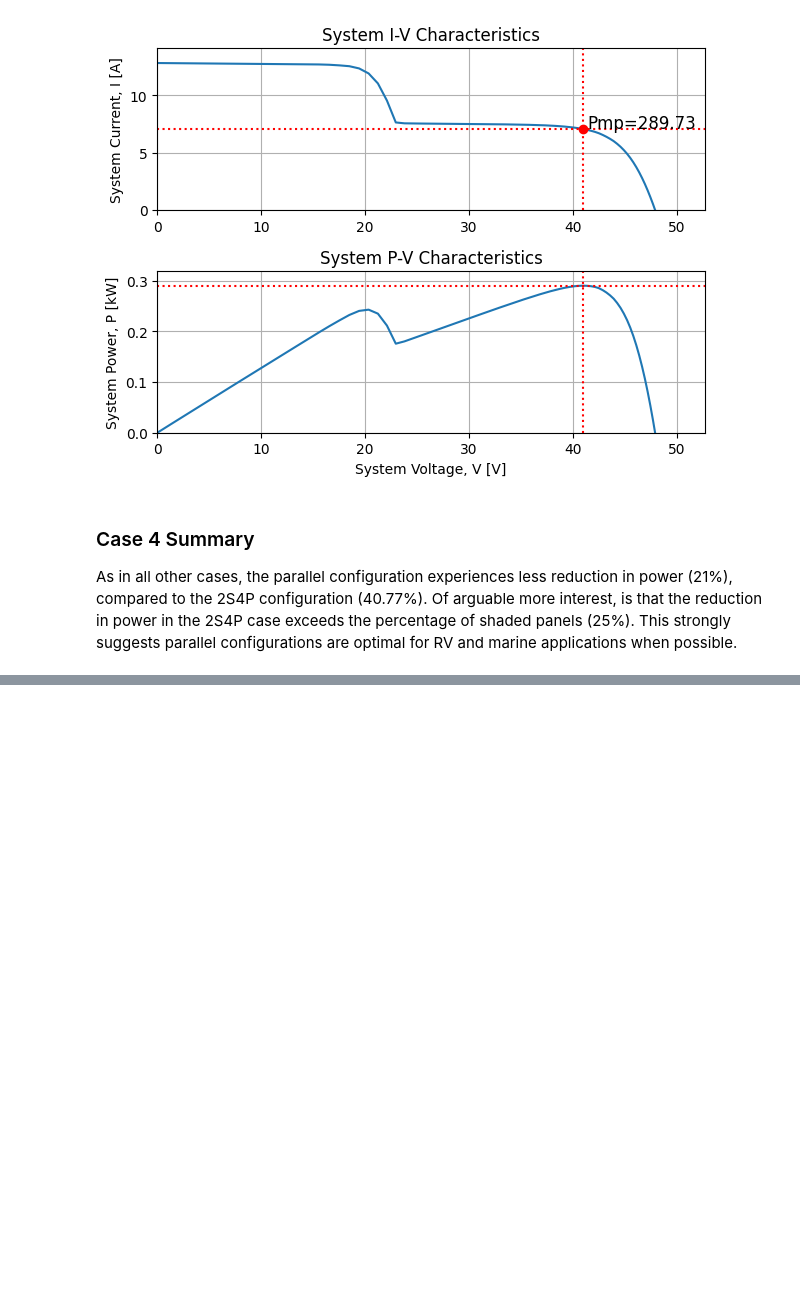
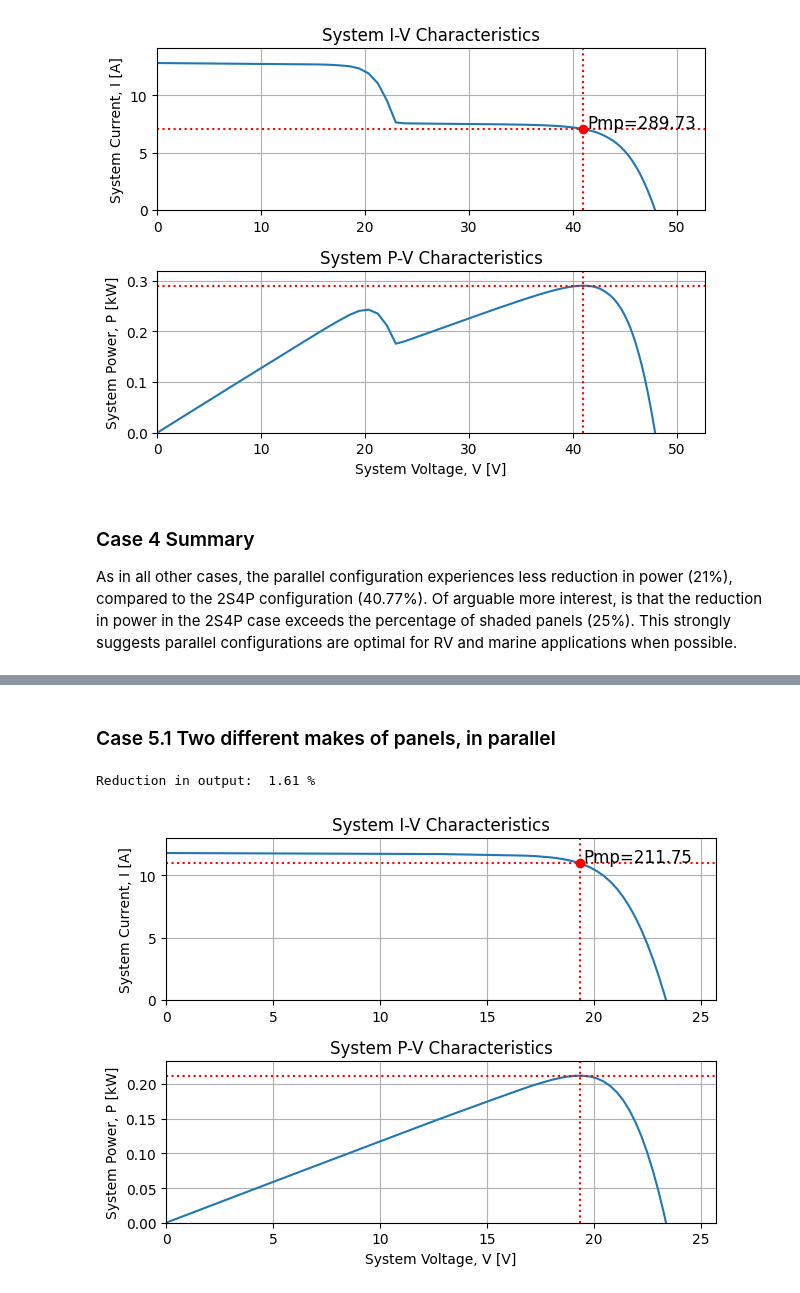
Before and after one commit to natecostello/pv-partial-shading, a Jupyter notebook: Series-Parallel-Study.ipynb, the cells around one changed output, grey strips where cells are left out. Saved outputs shown, nothing was run; the diff lists cells and outputs as text; code cells hidden in the pictures; blank space fills up the shorter version.

```diff
--- a/Series-Parallel-Study.ipynb
+++ b/Series-Parallel-Study.ipynb
@@ -255,0 +293,14 @@ As in all other cases, the parallel configuration experiences less reduction in
+# %% [markdown]
+### Case 5.1 Two different makes of panels, in parallel
+# %%
+pvs = pvmismatch.pvsystem.PVsystem(numberStrs=2, pvmods=[pvm_12v])
+sun_flat = getSun(surface_tilt=0, shaded=False)
+sun_minus_10 = getSun(surface_tilt=-10, shaded=False)
+pvs.setSuns({0: sun_minus_10, 1: sun_flat})
+pvs.setTemps({0: 298.15+25, 1: 298.15})
+plot_system(pvs)
+derate51 = pvs.Pmp / pmp_baseline
+print('Reduction in output: ', round((1-derate51)*100,2), '%')
+# %% [output]
+Reduction in output:  1.61 %
+[figure, added]
```
Also changed, not shown: parts of 8 cells of this notebook.
